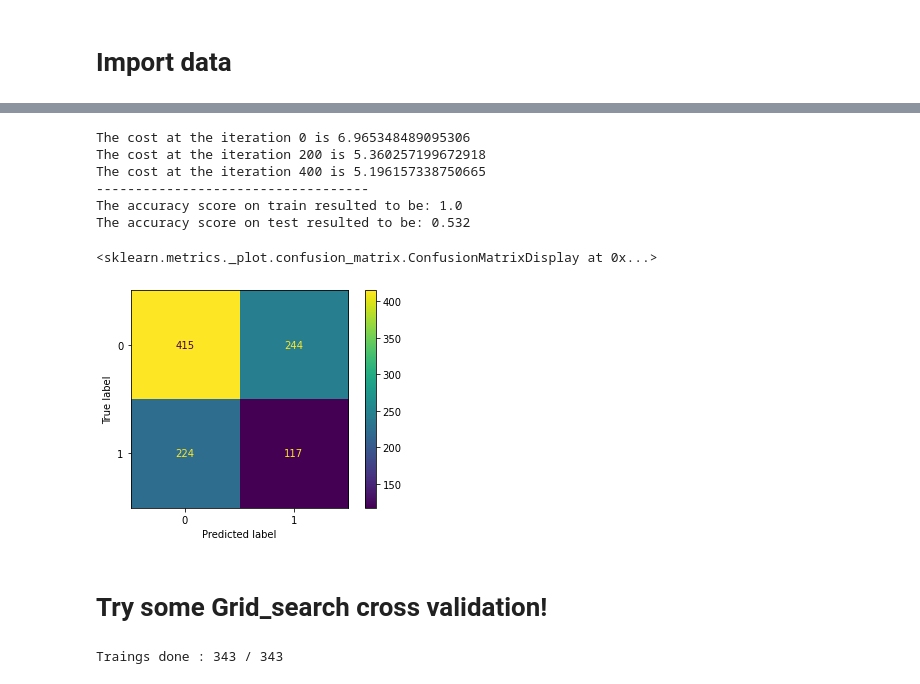
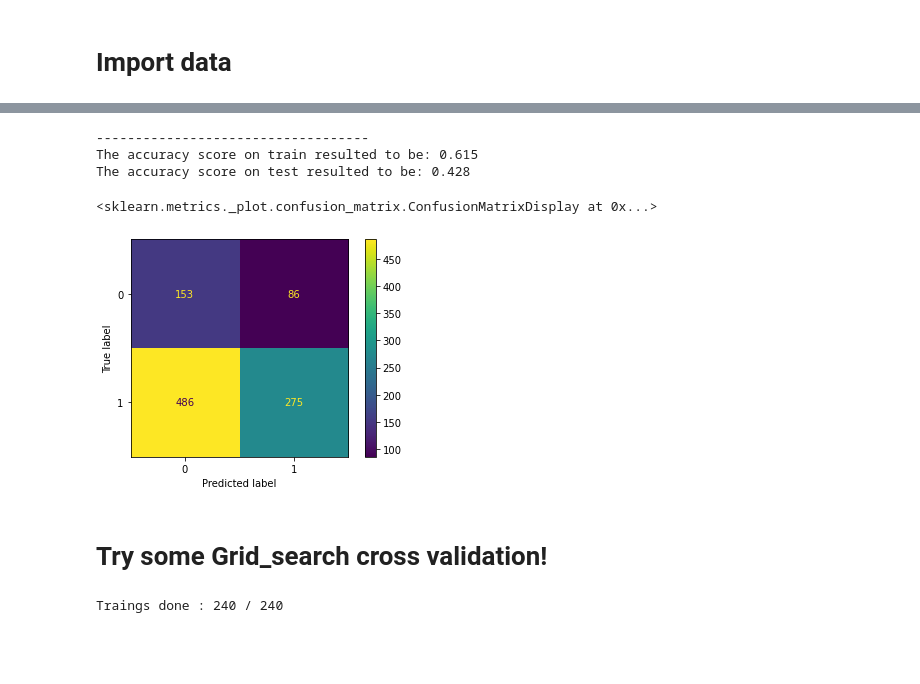
Before and after one commit to IZerab/Into_ML, a Jupyter notebook: PA6/Main.ipynb, the cells around one changed output, grey strips where cells are left out. Saved outputs shown, nothing was run; the diff lists cells and outputs as text; code cells hidden in the pictures; blank space fills up the shorter version.

```diff
--- a/PA6/Main.ipynb
+++ b/PA6/Main.ipynb
@@ -90,74 +130,75 @@ I also implemented the operations s.t. we are using matrix notation, making it m
 # %%
 # set my parameters
-maxIter = 600
-lr = 0.001
-sigma = 0.01
-var = 100
-Lambda = 0.001
+maxIter = 2000
+lr = 0.01
+sigma_1 = 0.01
+sigma_2 = 0.1
+para_sum = 1
+Lambda = 0.00001
 alpha = np.zeros(4)
 
-my_log_reg = custom_log_reg(kernel='custom', hyper_kernel=(sigma, var))
+my_log_reg = custom_log_reg(kernel='custom', hyper_kernel=(sigma_1, sigma_1, para_sum))
 costs = my_log_reg.fit(X=x_train, y=y_train, lr=lr, max_steps=maxIter, Lambda = Lambda, verbose = True)
 
 # assess the results!
 Z = my_log_reg.predict(x_test, threshold=0.5)
 Z_train = my_log_reg.predict(x_train, threshold=0.5)
 
 print("-----------------------------------")
 print("The accuracy score on train resulted to be: {}".format(accuracy_score(Z_train, y_train)))
 print("The accuracy score on test resulted to be: {}".format(accuracy_score(Z, y_test)))
 
 # plot the confusion matrix
 disp = ConfusionMatrixDisplay(confusion_matrix(Z, y_test))
 disp.plot()
 # %% [output]
-The cost at the iteration 0 is 6.965348489095306
-The cost at the iteration 200 is 5.360257199672918
-The cost at the iteration 400 is 5.196157338750665
 -----------------------------------
-The accuracy score on train resulted to be: 1.0
-The accuracy score on test resulted to be: 0.532
+The accuracy score on train resulted to be: 0.615
+The accuracy score on test resulted to be: 0.428
 <sklearn.metrics._plot.confusion_matrix.ConfusionMatrixDisplay at 0x...>
-[figure, old version]
+[figure, new version]
-# %% [markdown]
-# Try some Grid_search cross validation!
+# %% [markdown]
+# Try some Grid_search cross validation!
 # %%
 # set my parameters
 maxIter = 600
-lr = 0.001
+lr = 10
 
-grid_sigma = [0.0001, 0.001, 0.01, 0.1, 1, 10, 100]
-grid_var = [0.0001, 0.001, 0.01, 0.1, 1, 10, 100]
-grid_Lambda = [0.0001, 0.001, 0.01, 0.1, 1, 10, 100]
+grid_sigma1 = [1e-3, 1e-2, 1e-1, 1]
+grid_sigma2 = [1e-3, 1e-2, 1e-1, 1]
+grid_sum = [0, 0.25, 0.5, 0.75, 1]
+grid_Lambda = [1e-5, 1e-3, 1e-1]
 
 params = []
 accuracies_test = []
 accuracies_train = []
 
-num_train = len(grid_sigma) * len(grid_var) * len(grid_Lambda)
+num_train = len(grid_sigma1) * len(grid_sigma2) * len(grid_sum) * len(grid_Lambda)
 counter = 1
 
-for sigma in grid_sigma:
-    for var in grid_var:
-        for Lambda in grid_Lambda:
-            my_log_reg = custom_log_reg(kernel='custom', hyper_kernel=(sigma, var))
-            costs = my_log_reg.fit(X=x_train, y=y_train, lr=lr, max_steps=maxIter, Lambda = Lambda)
+for sigma_1 in grid_sigma1:
+    for sigma_2 in grid_sigma2:
+        for para_sum in grid_sum:
+            for Lambda in grid_Lambda:
+                my_log_reg = custom_log_reg(kernel='custom', hyper_kernel=(sigma_1, sigma_2, para_sum))
+                costs = my_log_reg.fit(X=x_train, y=y_train, lr=lr, max_steps=maxIter, Lambda = Lambda, epsilon = 1e-5)
 
-            # assess the results!
-            Z = my_log_reg.predict(x_test, threshold=0.5)
-            Z_train = my_log_reg.predict(x_train, threshold=0.5)
+                # assess the results!
+                Z = my_log_reg.predict(x_test, threshold=0.5)
+                Z_train = my_log_reg.predict(x_train, threshold=0.5)
 
-            # saving accuracies and settings
-            accuracies_test.append(accuracy_score(y_test, Z))
-            accuracies_train.append(accuracy_score(y_train, Z_train))
-            params.append({
-                "sigma" : sigma,
-                "var" : var,
-                "Lambda" : Lambda
-            })
+                # saving accuracies and settings
+                accuracies_test.append(accuracy_score(y_test, Z))
+                accuracies_train.append(accuracy_score(y_train, Z_train))
+                params.append({
+                    "sigma_spatial" : sigma_1,
+                    "sigma_total" : sigma_2,
+                    "sum_factor" : para_sum,
+                    "Lambda" : Lambda
+                })
 
-            # progresses
-            print("Traings done : {} / {}".format(counter, num_train), end="\r")
-            counter += 1
+                # progresses
+                print("Traings done : {} / {}".format(counter, num_train), end="\r")
+                counter += 1
 # %% [output]
-Traings done : 343 / 343
+Traings done : 240 / 240
```
Also changed, not shown: parts of 15 cells of this notebook, 2 other files.
